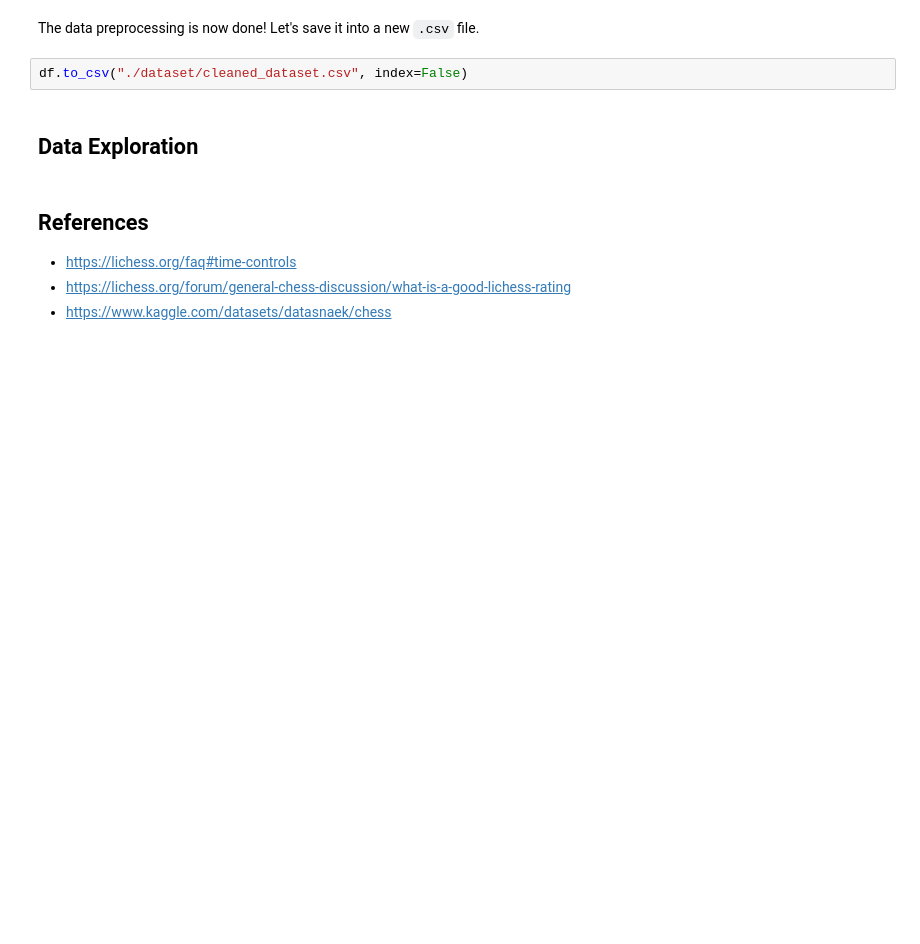
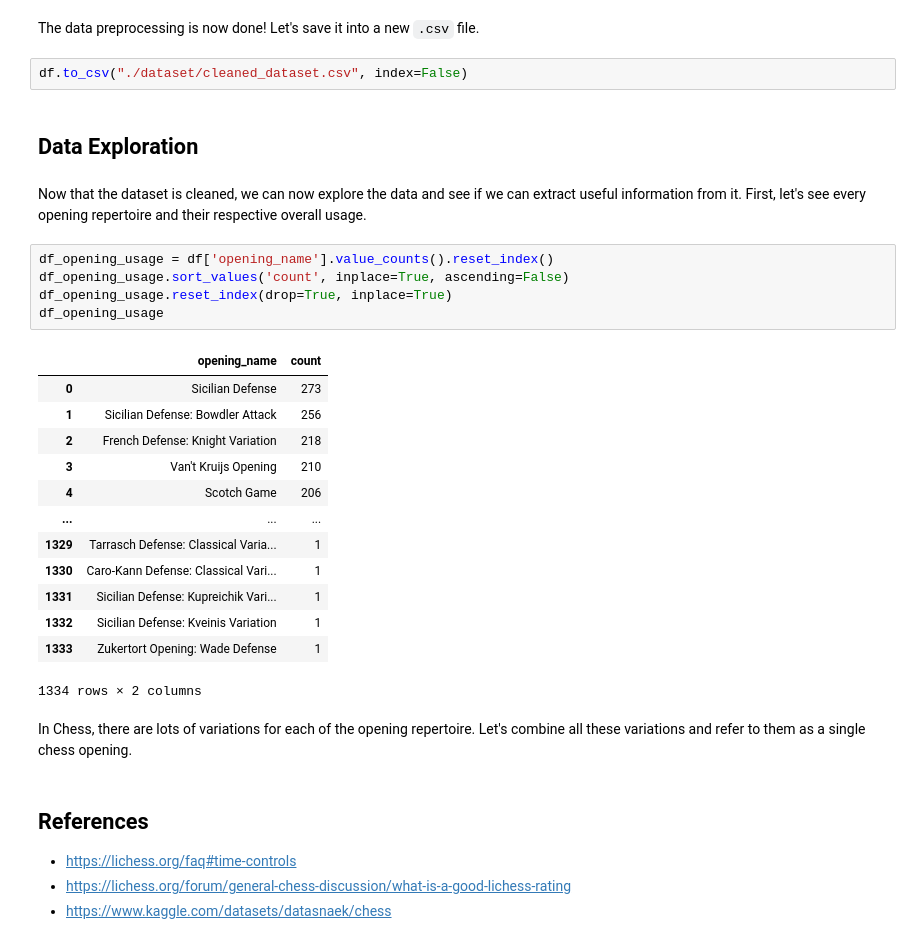
Before and after one commit to HappyPetDog/chess-opening-repertoire, a Jupyter notebook: chess-opening.ipynb, the cells around one changed output. Drawn from its saved outputs; the diff is of its cells as text; blank space fills up the shorter version.

Commit message:
feat: make initial data exploration

```diff
--- a/chess-opening.ipynb
+++ b/chess-opening.ipynb
@@ -207,6 +207,29 @@ The data preprocessing is now done! Let's save it into a new `.csv` file.
 df.to_csv("./dataset/cleaned_dataset.csv", index=False)
 # %% [markdown]
 ## **Data Exploration**
+# %% [markdown]
+Now that the dataset is cleaned, we can now explore the data and see if we can extract useful information from it. First, let's see every opening repertoire and their respective overall usage.
+# %%
+df_opening_usage = df['opening_name'].value_counts().reset_index()
+df_opening_usage.sort_values('count', inplace=True, ascending=False)
+df_opening_usage.reset_index(drop=True, inplace=True)
+df_opening_usage
+# %% [output]
+|  | opening_name | count |
+| 0 | Sicilian Defense | 273 |
+| 1 | Sicilian Defense: Bowdler Attack | 256 |
+| 2 | French Defense: Knight Variation | 218 |
+| 3 | Van't Kruijs Opening | 210 |
+| 4 | Scotch Game | 206 |
+| ... | ... | ... |
+| 1329 | Tarrasch Defense: Classical Varia... | 1 |
+| 1330 | Caro-Kann Defense: Classical Vari... | 1 |
+| 1331 | Sicilian Defense: Kupreichik Vari... | 1 |
+| 1332 | Sicilian Defense: Kveinis Variation | 1 |
+| 1333 | Zukertort Opening: Wade Defense | 1 |
+1334 rows × 2 columns
+# %% [markdown]
+In Chess, there are lots of variations for each of the opening repertoire. Let's combine all these variations and refer to them as a single chess opening.
 # %% [markdown]
 ## **References**
 * https://lichess.org/faq#time-controls
```
